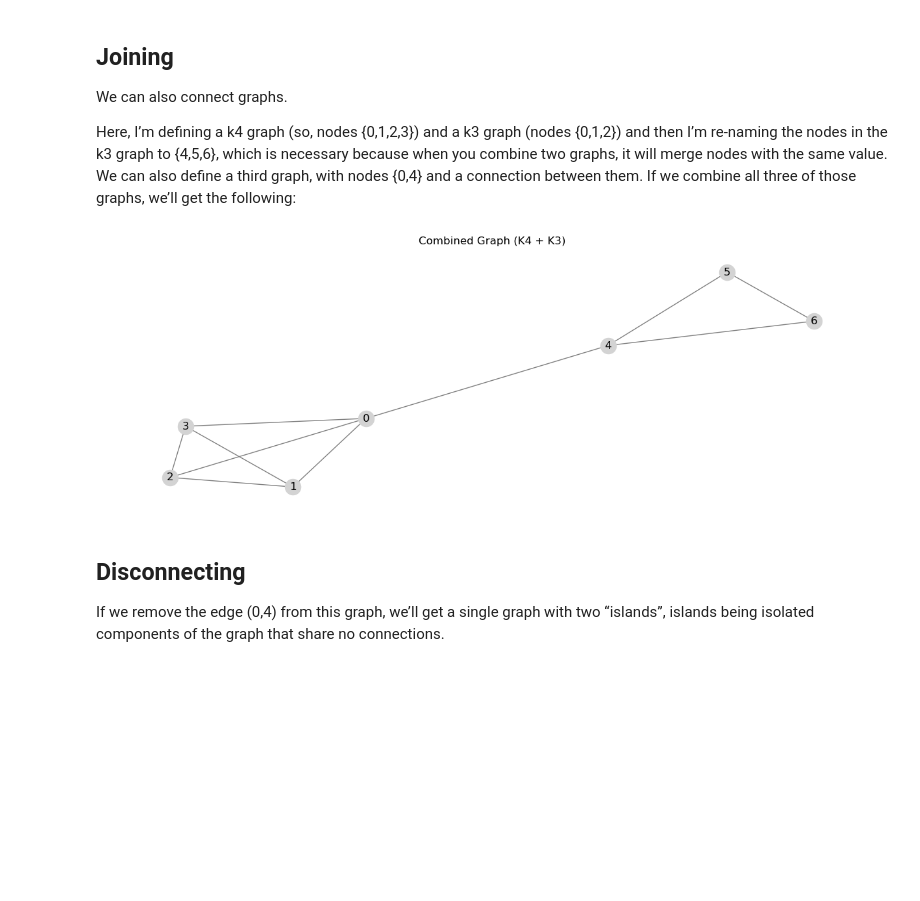
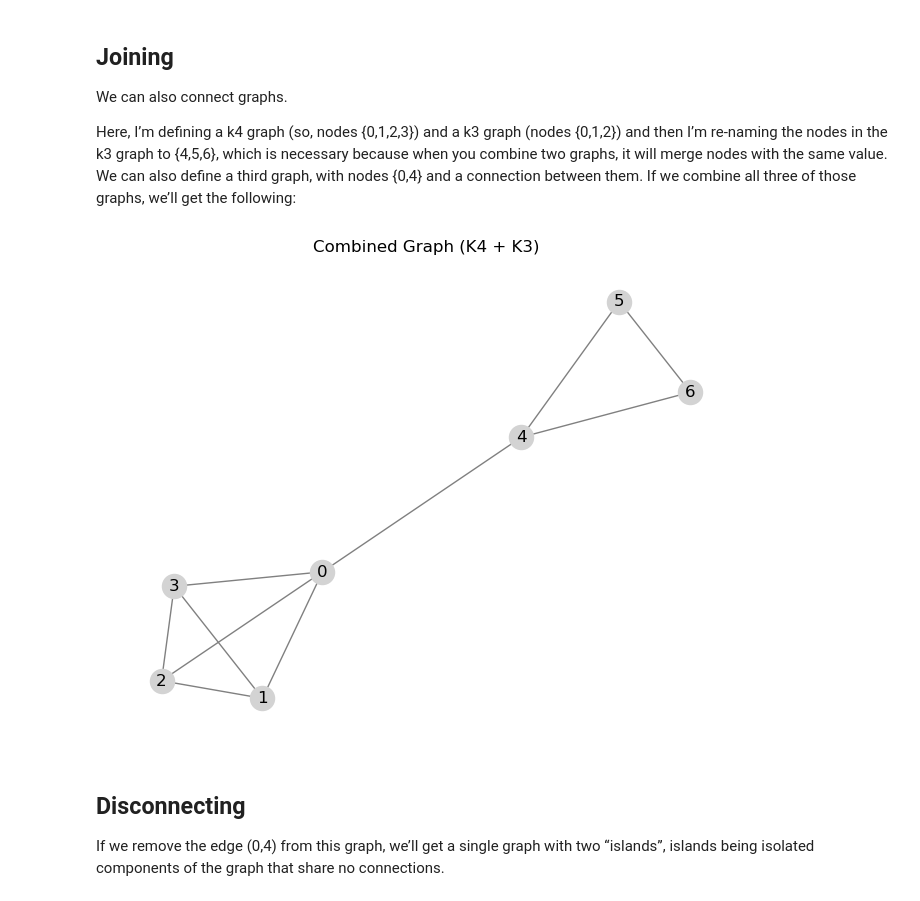
Before and after one commit to rsnemmen/graphs-crash-course, a Jupyter notebook: 3-Basic_manipulation—key_metrics.ipynb, the cells around one changed output. Cells and saved outputs as stored; diff of their text form; code cells hidden in the pictures; blank space fills up the shorter version.

```diff
--- a/3-Basic_manipulation—key_metrics.ipynb
+++ b/3-Basic_manipulation—key_metrics.ipynb
@@ -40,19 +40,19 @@ G_combined = nx.compose(G1, G2)
 G_combined.add_edge(0, 4)  # Connect Graph 1 to Graph 2
 # %%
 # Function to plot a graph
-def plot_graph(G, title, pos=None):
+def plot_graph(G, title=None, pos=None):
     if pos is None:
         pos = nx.spring_layout(G, seed=42)
-    plt.figure(figsize=(12, 4))
     nx.draw(G, pos, with_labels=True, node_color='lightgray', edge_color='gray', arrows=True)
-    plt.title(title)
+    if title:
+        plt.title(title)
     plt.show()
     return pos
 
 # Plot the combined graph
 pos = plot_graph(G_combined, "Combined Graph (K4 + K3)")
 # %% [output]
-[figure, old version]
+[figure, new version]
 # %% [markdown]
 ## Disconnecting
 
```
Also changed, not shown: parts of 9 cells of this notebook, 1 other file.
